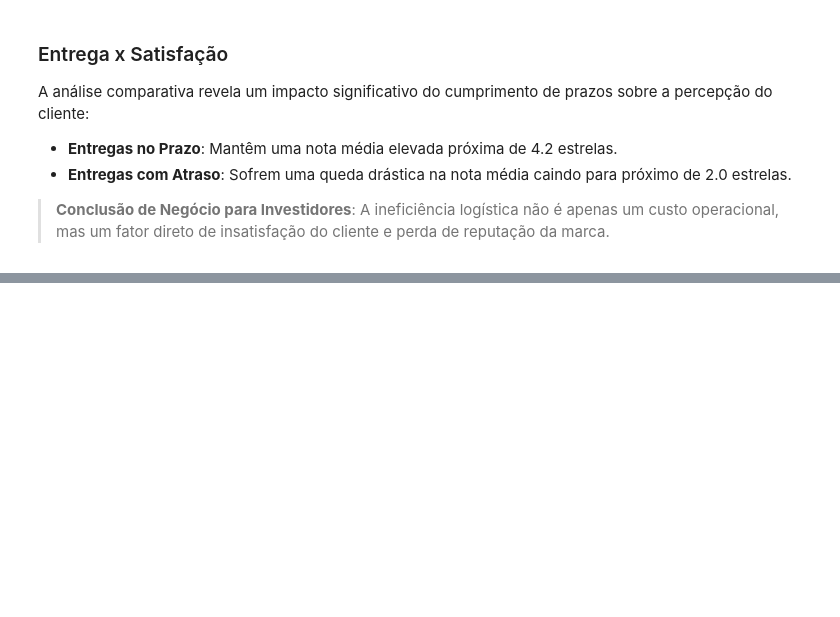
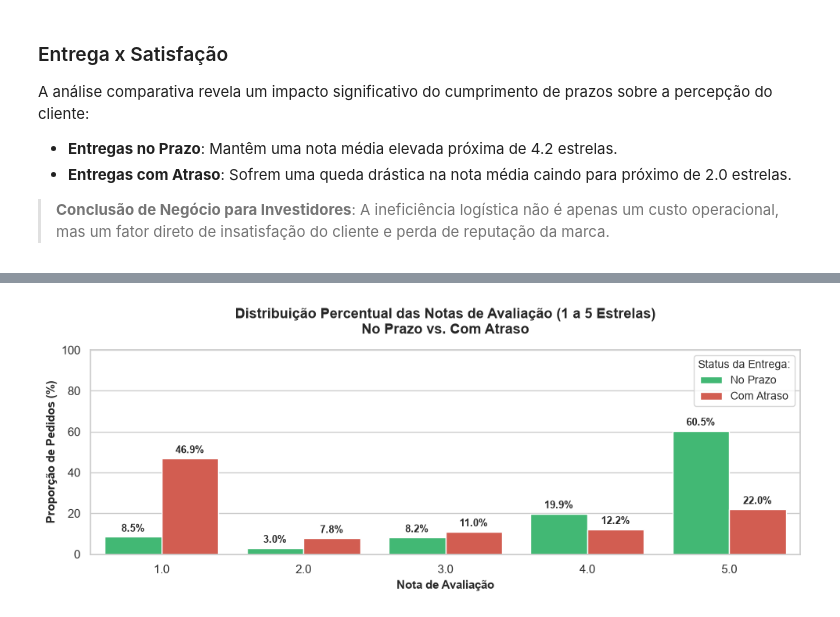
Before and after one commit to Maikonzitos/tech-challenge-01, a Jupyter notebook: notebooks/dados.ipynb, the cells around one changed output, grey strips where cells are left out. Saved outputs shown, nothing was run; the diff lists cells and outputs as text; code cells hidden in the pictures; blank space fills up the shorter version.

```diff
--- a/notebooks/dados.ipynb
+++ b/notebooks/dados.ipynb
@@ -245,0 +361,40 @@ A análise comparativa revela um impacto significativo do cumprimento de prazos
+# %%
+# calculando a distribuicao percentual das notas de forma limpa e direta
+distribuicao_notas = (
+    df_entregues.groupby('foi_atrasado')['review_score']
+    .value_counts(normalize=True)
+    .mul(100)
+    .rename('percentual')
+    .reset_index()
+)
+
+distribuicao_notas['Status'] = distribuicao_notas['foi_atrasado'].map({False: 'No Prazo', True: 'Com Atraso'})
+
+#plotando o grafico
+plt.figure(figsize=(10, 4))
+ax = sns.barplot(
+    data=distribuicao_notas,
+    x='review_score',
+    y='percentual',
+    hue='Status',
+    palette=['#2ecc71', '#e74c3c']
+)
+plt.title('Distribuição Percentual das Notas de Avaliação (1 a 5 Estrelas)\nNo Prazo vs. Com Atraso',
+          fontsize=13, fontweight='bold', pad=15)
+plt.xlabel('Nota de Avaliação', fontsize=11, fontweight='bold')
+plt.ylabel('Proporção de Pedidos (%)', fontsize=11, fontweight='bold')
+plt.ylim(0, 100)
+plt.legend(title='Status da Entrega:', title_fontsize='10', fontsize='10')
+
+# rotulos no topo das barras
+for p in ax.patches:
+    altura = p.get_height()
+    if altura > 0:
+        ax.annotate(f'{altura:.1f}%',
+                    (p.get_x() + p.get_width() / 2., altura + 1.5),
+                    ha='center', va='bottom', fontsize=9.5, fontweight='bold')
+
+plt.tight_layout()
+plt.show()
+# %% [output]
+[figure, added]
```
Also changed, not shown: parts of 37 cells of this notebook.
